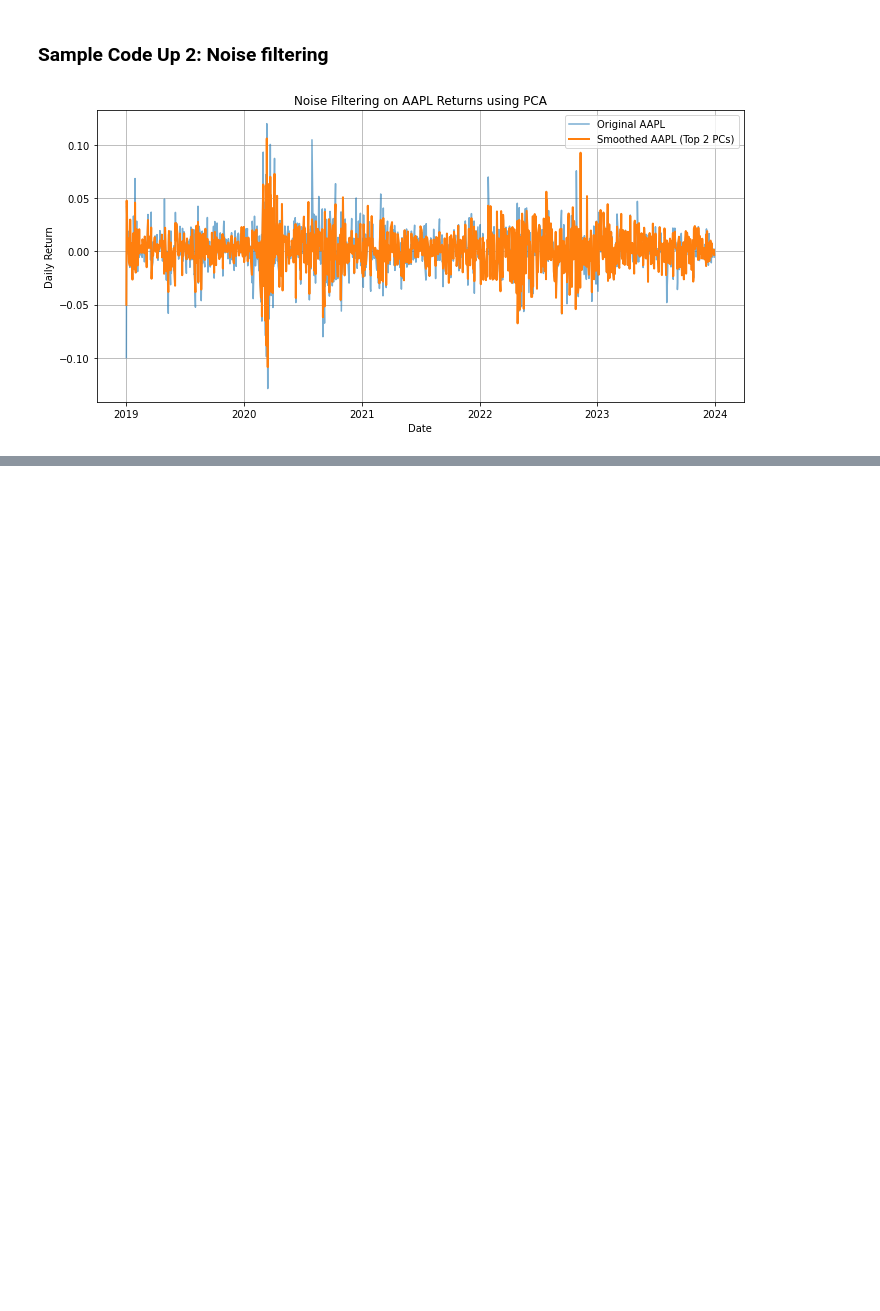
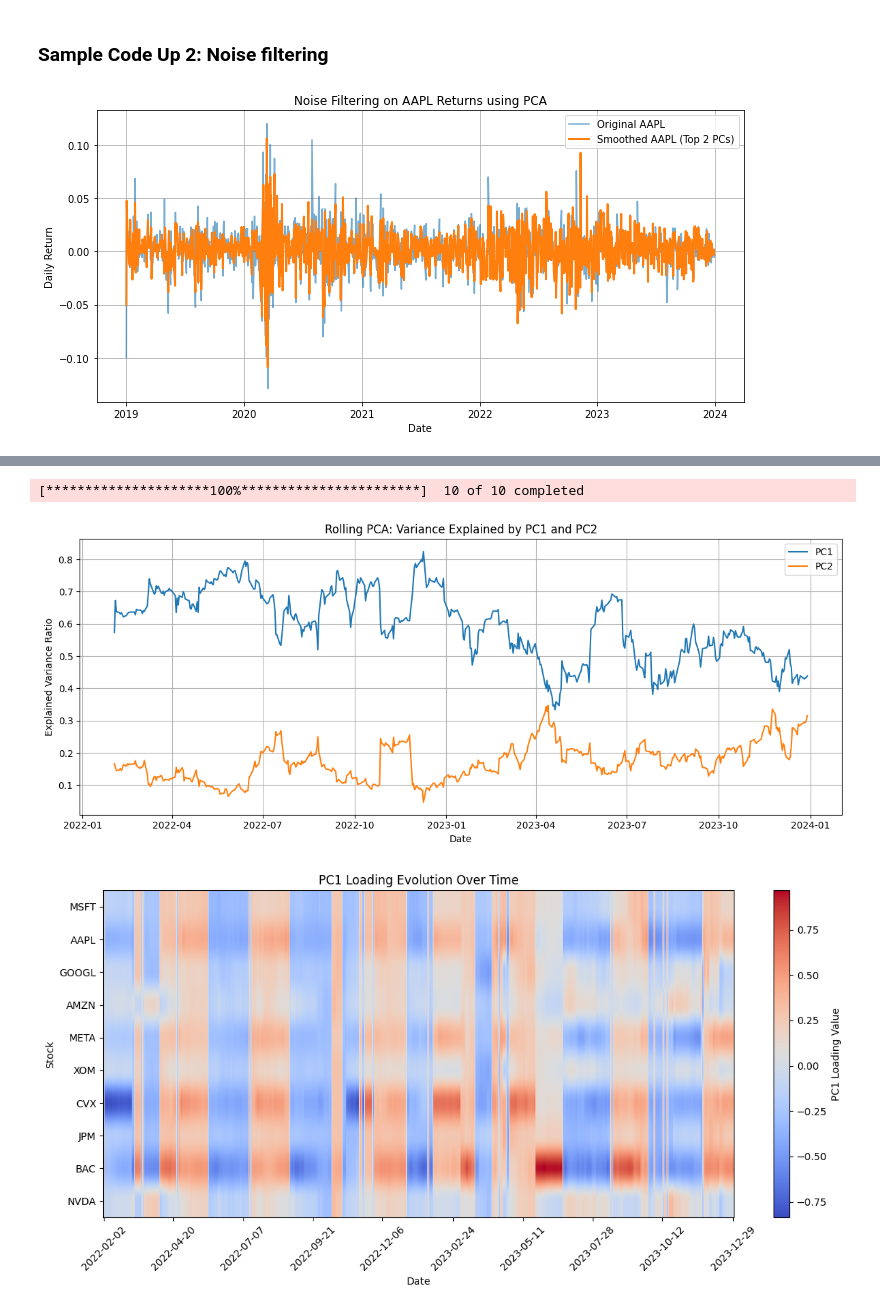
Before and after one commit to Junbili/CMSC-35300-Final-Project, a Jupyter notebook: CMSC 35300 Project Proposal.ipynb, the cells around one changed output, grey strips where cells are left out. Saved outputs shown, nothing was run; the diff lists cells and outputs as text; code cells hidden in the pictures; blank space fills up the shorter version.

```diff
--- a/CMSC 35300 Project Proposal.ipynb
+++ b/CMSC 35300 Project Proposal.ipynb
@@ -138,0 +264,71 @@ plt.show()
+# %%
+import yfinance as yf
+import pandas as pd
+import numpy as np
+import matplotlib.pyplot as plt
+from sklearn.decomposition import PCA
+
+# Select 10 tickers
+tickers = ['MSFT', 'AAPL', 'GOOGL', 'AMZN', 'META', 'XOM', 'CVX', 'JPM', 'BAC', 'NVDA']
+
+# Download full OHLCV data and select 'Close' only
+data = yf.download(tickers, start='2022-01-01', end='2023-12-31')
+close_prices = data['Close'].dropna()
+
+# Compute daily log returns from closing prices
+returns = np.log(close_prices / close_prices.shift(1)).dropna()
+
+# Rolling PCA configuration
+window_size = 21
+explained_var_pc1, explained_var_pc2 = [], []
+pc1_loadings, dates = [], []
+
+# Perform rolling PCA
+for start in range(0, len(returns) - window_size + 1):
+    end = start + window_size
+    window = returns.iloc[start:end]
+    pca = PCA(n_components=2).fit(window)
+
+    explained_var_pc1.append(pca.explained_variance_ratio_[0])
+    explained_var_pc2.append(pca.explained_variance_ratio_[1])
+    pc1_loadings.append(pca.components_[0])
+    dates.append(returns.index[end - 1])
+
+# Create DataFrame of explained variance
+var_df = pd.DataFrame({
+    'Date': dates,
+    'PC1_Variance': explained_var_pc1,
+    'PC2_Variance': explained_var_pc2
+}).set_index('Date')
+
+# Create DataFrame of PC1 loadings
+loadings_df = pd.DataFrame(pc1_loadings, columns=tickers, index=dates)
+
+# Plot 1: PC1 and PC2 variance over time
+plt.figure(figsize=(12, 5))
+plt.plot(var_df.index, var_df['PC1_Variance'], label='PC1')
+plt.plot(var_df.index, var_df['PC2_Variance'], label='PC2')
+plt.title('Rolling PCA: Variance Explained by PC1 and PC2')
+plt.xlabel('Date')
+plt.ylabel('Explained Variance Ratio')
+plt.legend()
+plt.grid(True)
+plt.tight_layout()
+plt.show()
+
+# Plot 2: Heatmap of PC1 loadings
+plt.figure(figsize=(12, 6))
+plt.imshow(loadings_df.T, aspect='auto', cmap='coolwarm')
+plt.colorbar(label='PC1 Loading Value')
+plt.yticks(ticks=np.arange(len(tickers)), labels=tickers)
+xticks = np.linspace(0, len(loadings_df.index)-1, 10, dtype=int)
+plt.xticks(ticks=xticks, labels=loadings_df.index[xticks].strftime('%Y-%m-%d'), rotation=45)
+plt.title('PC1 Loading Evolution Over Time')
+plt.xlabel('Date')
+plt.ylabel('Stock')
+plt.tight_layout()
+plt.show()
+# %% [output]
+[*********************100%***********************]  10 of 10 completed
+[figure, added]
+[figure, added]
```
Also changed, not shown: parts of 5 cells of this notebook.
